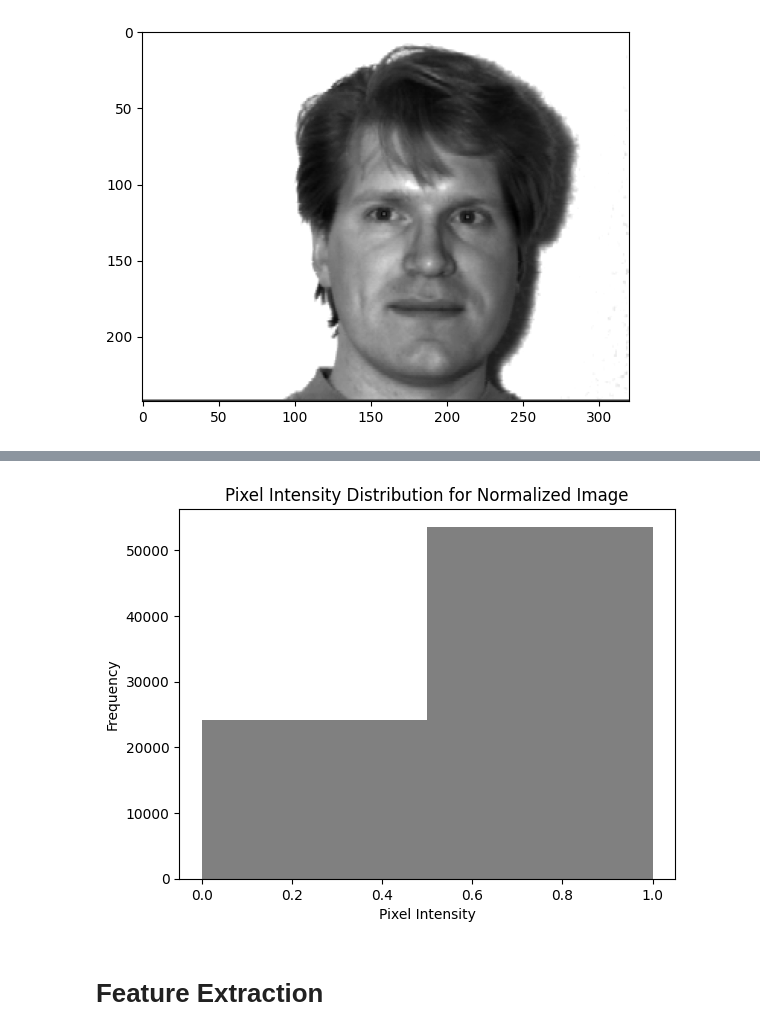
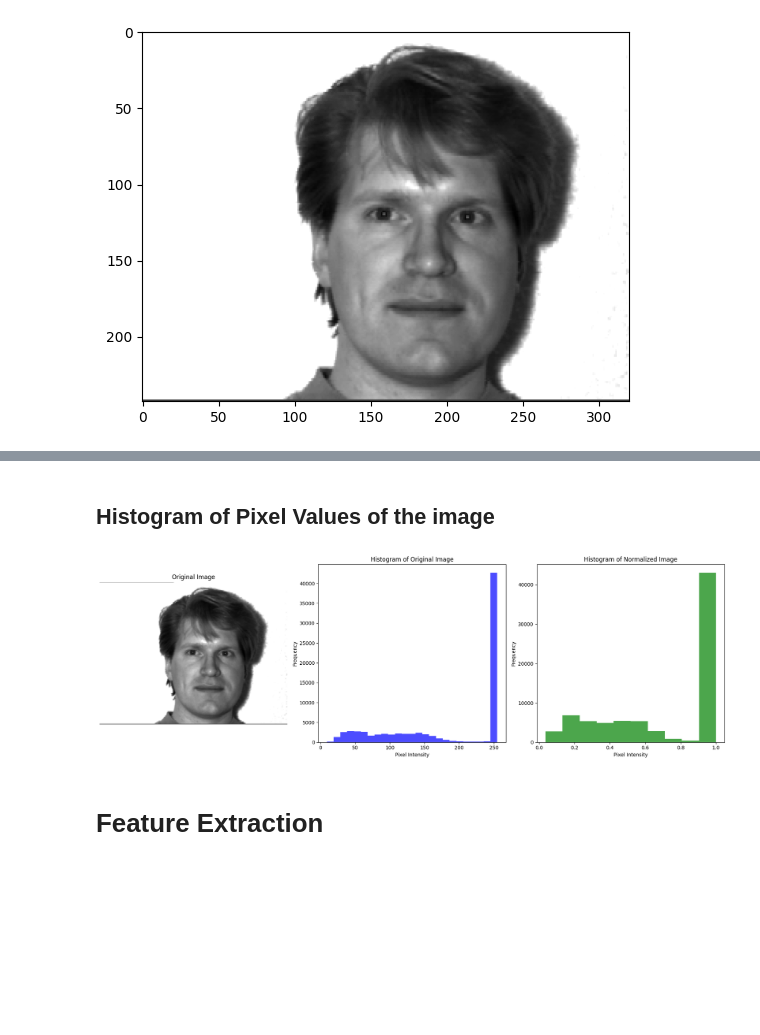
Before and after one commit to sinhajiya/Face_Recognition_from_Features_using_Yale_Face_Database, a Jupyter notebook: codes/dsp_preprocessing_lbp_gabor.ipynb, the cells around one changed output, grey strips where cells are left out. Saved outputs shown, nothing was run; the diff lists cells and outputs as text; code cells hidden in the pictures; blank space fills up the shorter version.

```diff
--- a/codes/dsp_preprocessing_lbp_gabor.ipynb
+++ b/codes/dsp_preprocessing_lbp_gabor.ipynb
@@ -239,2 +200,4 @@ normalizedimg = normalized_img("01", "centerlight", normalized_dir)
+# %%
+normalizedimg = np.load("/content/Face_Recognition_from_Features_using_Yale_Face_Database/normalized_data/subject01.centerlight.npy")
 # %%
 plt.imshow(normalizedimg,cmap="gray")
@@ -248,17 +213,31 @@ plt.imshow(normalizedimg,cmap="gray")
-# %%
-img_np = np.load('/content/Face_Recognition_from_Features_using_Yale_Face_Database/normalized_data/subject01.centerlight.npy')
-
-pixel_values = []
-pixel_values.extend(img_np.ravel())  #.ravel() changes the image array to a 1D array.
-                                         #.extend() adds each individual pixel value from the flattened array to the pixel_values list.
-
-plt.hist(pixel_values, bins=2, range=(0, 1), color='gray')
-plt.title('Pixel Intensity Distribution for Normalized Image')
-plt.xlabel('Pixel Intensity')
-plt.ylabel('Frequency')
-plt.show()
-# %% [output]
-[figure, removed]
+# %% [markdown]
+## Histogram of Pixel Values of the image
+# %%
+fig, axes = plt.subplots(1, 3, figsize=(18, 6))
+
+# Display the original image
+axes[0].imshow(img_ndarray, cmap='gray')
+axes[0].set_title("Original Image")
+axes[0].axis('off')
+
+# Histogram of original image
+axes[1].hist(img_ndarray.ravel(), bins=25, color='blue', alpha=0.7)
+axes[1].set_title("Histogram of Original Image")
+axes[1].set_xlabel("Pixel Intensity")
+axes[1].set_ylabel("Frequency")
+
+# Histogram of normalized image
+
+axes[2].hist(normalizedimg.ravel(), bins=10, color='green', alpha=0.7)
+axes[2].set_title("Histogram of Normalized Image")
+axes[2].set_xlabel("Pixel Intensity")
+axes[2].set_ylabel("Frequency")
+
+# Show plot
+plt.tight_layout()
+plt.show()
+# %% [output]
+[figure, added]
 # %% [markdown]
 # Feature Extraction
 # %% [markdown]
```
Also changed, not shown: parts of 41 cells of this notebook, 6 other files.
